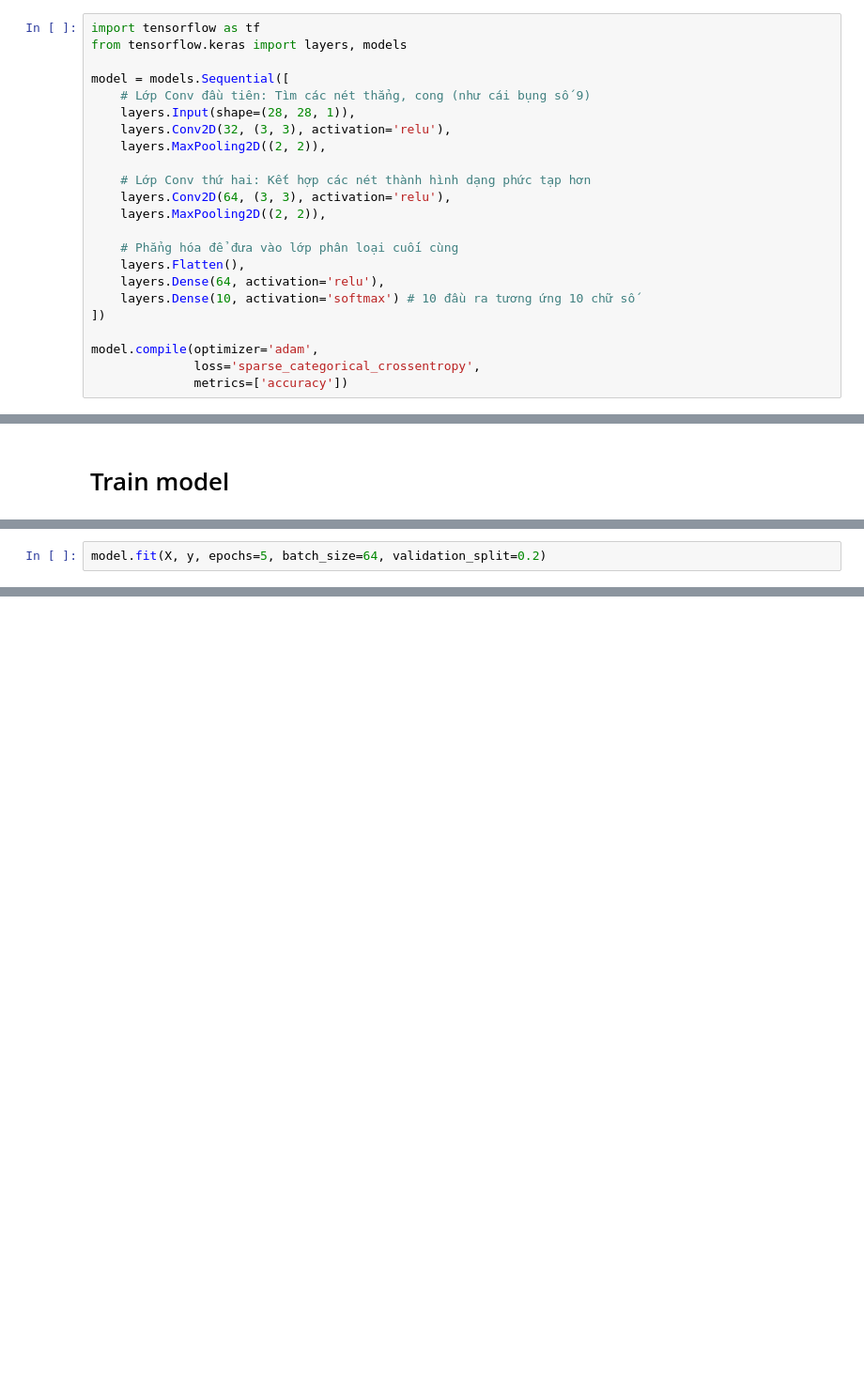
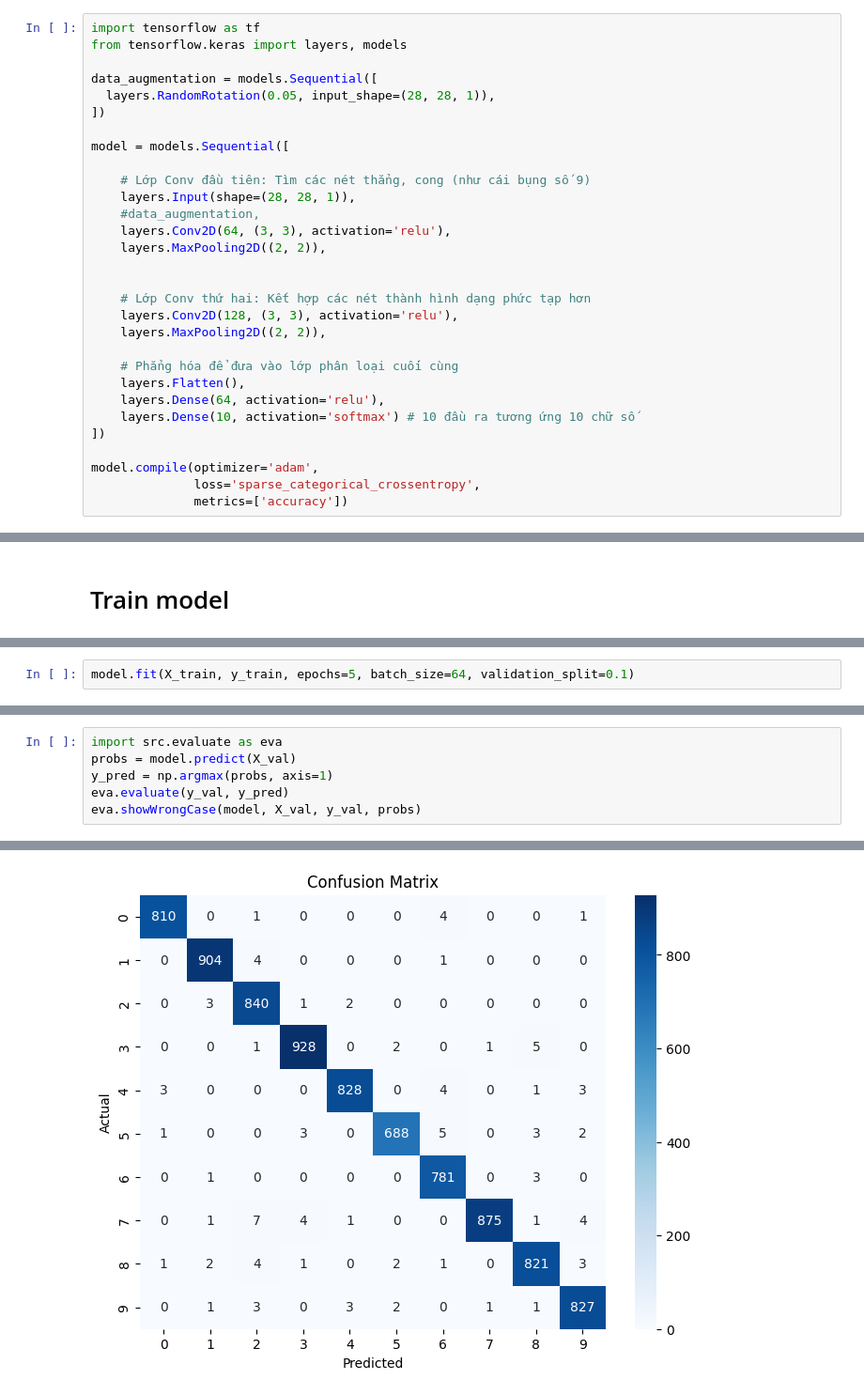
Before and after one commit to Sirius-Siru/digit_recognizer, a Jupyter notebook: notebooks/03_CNN.ipynb, the cells around one changed output, grey strips where cells are left out. Shown at 94% size. Drawn from its saved outputs; the diff is of its cells as text; blank space fills up the shorter version.

```diff
--- a/notebooks/03_CNN.ipynb
+++ b/notebooks/03_CNN.ipynb
@@ -65,14 +59,21 @@ test = test.values.reshape(-1, 28, 28, 1) / 255.0
 import tensorflow as tf
 from tensorflow.keras import layers, models
 
+data_augmentation = models.Sequential([
+  layers.RandomRotation(0.05, input_shape=(28, 28, 1)),
+])
+
 model = models.Sequential([
+
     # Lớp Conv đầu tiên: Tìm các nét thẳng, cong (như cái bụng số 9)
     layers.Input(shape=(28, 28, 1)),
-    layers.Conv2D(32, (3, 3), activation='relu'),
+    #data_augmentation,
+    layers.Conv2D(64, (3, 3), activation='relu'),
     layers.MaxPooling2D((2, 2)),
 
+
     # Lớp Conv thứ hai: Kết hợp các nét thành hình dạng phức tạp hơn
-    layers.Conv2D(64, (3, 3), activation='relu'),
+    layers.Conv2D(128, (3, 3), activation='relu'),
     layers.MaxPooling2D((2, 2)),
 
     # Phẳng hóa để đưa vào lớp phân loại cuối cùng
@@ -96,2 +108,2 @@ print(y[len(y) * 80 // 100 :].unique().sum())
 # %%
-model.fit(X, y, epochs=5, batch_size=64, validation_split=0.2)
+model.fit(X_train, y_train, epochs=5, batch_size=64, validation_split=0.1)
@@ -97,0 +122,7 @@ model.fit(X, y, epochs=5, batch_size=64, validation_split=0.2)
+# %%
+import src.evaluate as eva
+probs = model.predict(X_val)
+y_pred = np.argmax(probs, axis=1)
+eva.evaluate(y_val, y_pred)
+eva.showWrongCase(model, X_val, y_val, probs)
+# %% [output]
@@ -97,0 +131 @@ model.fit(X, y, epochs=5, batch_size=64, validation_split=0.2)
+[figure, added]
```
Also changed, not shown: parts of 8 cells of this notebook.
